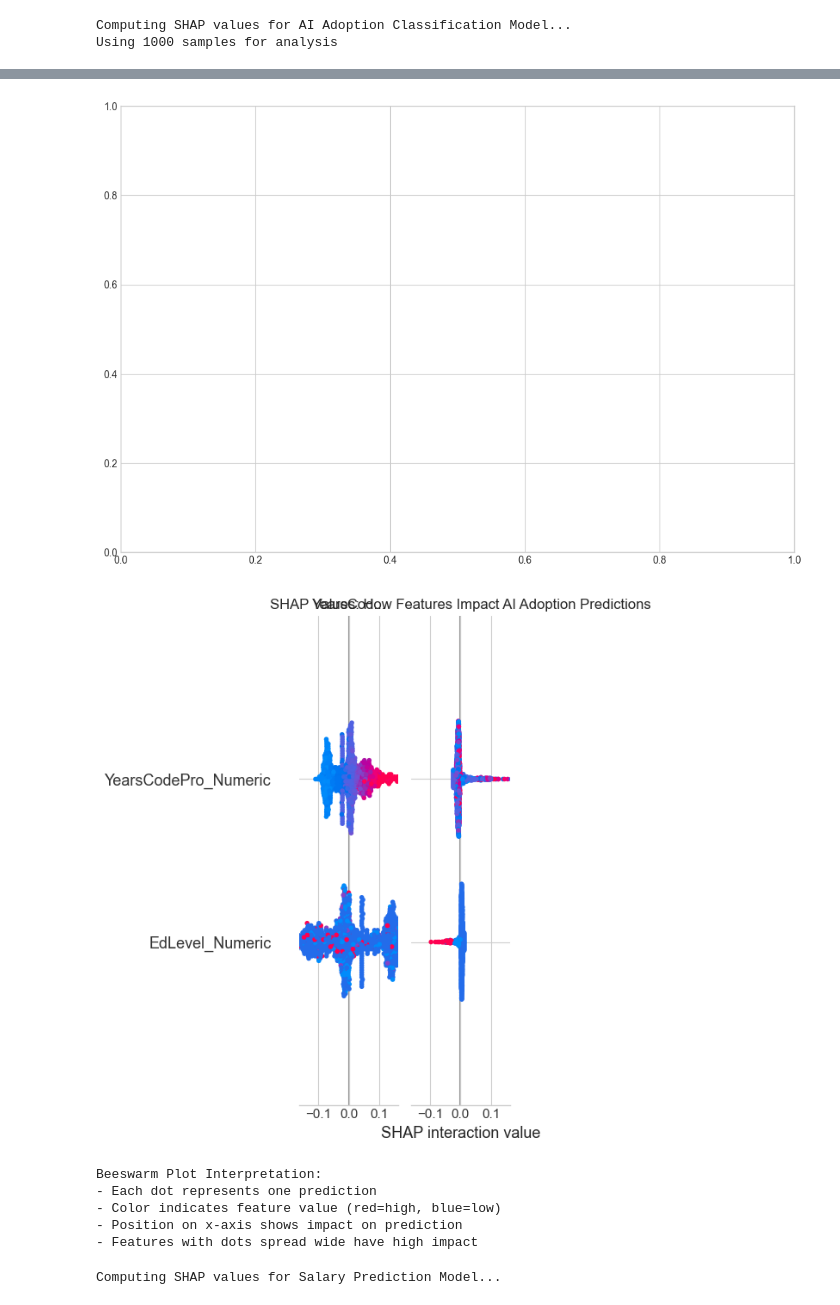
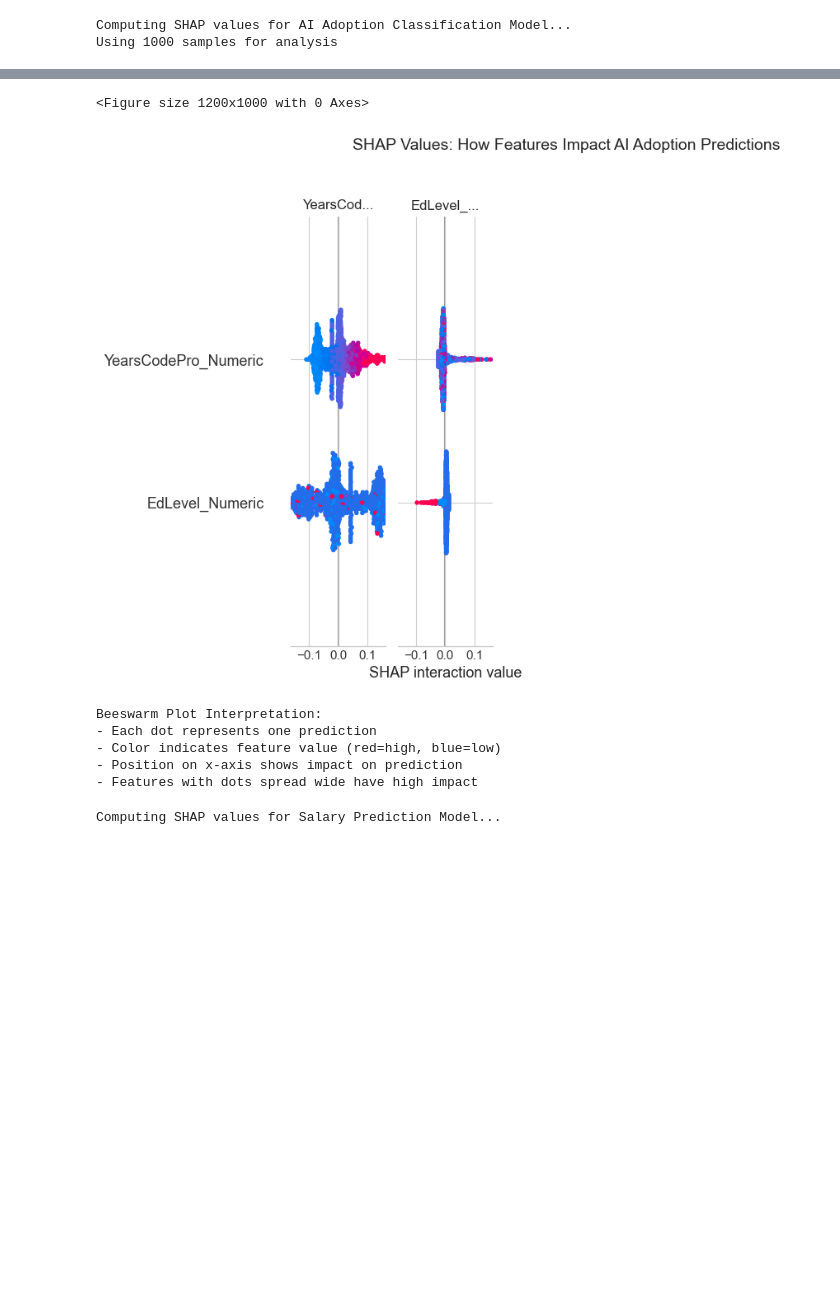
Before and after one commit to sam-andaluri/udacity-datascience-project-blog, a Jupyter notebook: developer_survey_analysis.ipynb, the cells around one changed output, grey strips where cells are left out. Saved outputs shown, nothing was run; the diff lists cells and outputs as text; code cells hidden in the pictures; blank space fills up the shorter version.

Commit message:
Fix SHAP beeswarm plot title positioning

```diff
--- a/developer_survey_analysis.ipynb
+++ b/developer_survey_analysis.ipynb
@@ -1183,26 +1183,27 @@ SHAP Analysis Insights:
 - Features are ranked by their average absolute SHAP value
 # %%
 # SHAP Beeswarm Plot - Shows feature value impact on predictions
-fig, ax = plt.subplots(figsize=(12, 8))
+plt.figure(figsize=(12, 10))
 shap.summary_plot(shap_values_positive, X_sample, show=False)
-plt.title("SHAP Values: How Features Impact AI Adoption Predictions")
-plt.tight_layout()
+plt.gcf().suptitle("SHAP Values: How Features Impact AI Adoption Predictions",
+                   fontsize=14, y=1.02)
+plt.tight_layout(rect=[0, 0, 1, 0.98])
 plt.savefig('figures/shap_beeswarm_classification.png', dpi=150, bbox_inches='tight')
 plt.show()
 
 print("\nBeeswarm Plot Interpretation:")
 print("- Each dot represents one prediction")
 print("- Color indicates feature value (red=high, blue=low)")
 print("- Position on x-axis shows impact on prediction")
 print("- Features with dots spread wide have high impact")
 # %% [output]
+<Figure size 1200x1000 with 0 Axes>
-[figure, old version]
+[figure, new version]
-[figure, removed]
-Beeswarm Plot Interpretation:
-- Each dot represents one prediction
-- Color indicates feature value (red=high, blue=low)
-- Position on x-axis shows impact on prediction
-- Features with dots spread wide have high impact
+Beeswarm Plot Interpretation:
+- Each dot represents one prediction
+- Color indicates feature value (red=high, blue=low)
+- Position on x-axis shows impact on prediction
+- Features with dots spread wide have high impact
 # %%
 # SHAP Analysis for Salary Prediction (Regression)
 print("Computing SHAP values for Salary Prediction Model...")
```
Also changed, not shown: parts of 1 cell of this notebook, 1 other file.
